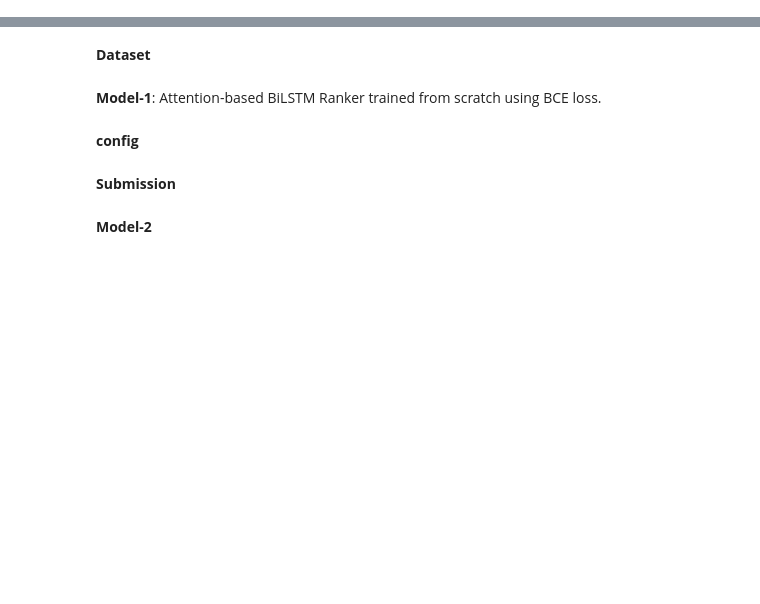
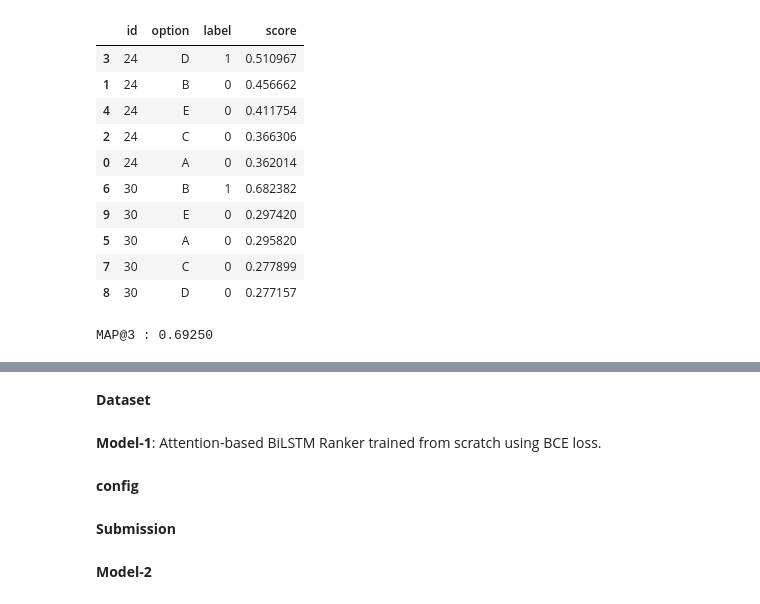
Before and after one commit to 24f2006126-droid/Smart-Mcq-Solver-Challenge, a Jupyter notebook: dl-24f2006126-notebook-t22026.ipynb, the cells around one changed output, grey strips where cells are left out. Saved outputs shown, nothing was run; the diff lists cells and outputs as text; code cells hidden in the pictures; blank space fills up the shorter version.

```diff
--- a/dl-24f2006126-notebook-t22026.ipynb
+++ b/dl-24f2006126-notebook-t22026.ipynb
@@ -201,0 +454,20 @@ sub.to_csv("submission.csv", index=False)
+# %%
+from sklearn.linear_model import LogisticRegression
+
+clf = LogisticRegression(
+
+    C=4,
+
+    max_iter=5000,
+
+    class_weight="balanced",
+
+    solver="lbfgs",
+
+    random_state=42,
+
+    n_jobs=-1
+
+)
+
+clf.fit(X_tr, y_tr)
@@ -201,0 +477,4 @@ sub.to_csv("submission.csv", index=False)
+# %%
+val_prob = clf.predict_proba(X_val)[:,1]
+
+val_pred = (val_prob >= 0.5).astype(int)
@@ -201,0 +497,13 @@ sub.to_csv("submission.csv", index=False)
+# %%
+# ==========================================
+# Validation Predictions
+# ==========================================
+
+valid_df = pd.DataFrame({
+    "id": qid_val,
+    "option": option_val,
+    "label": y_val,
+    "score": val_prob
+})
+
+valid_df.head()
@@ -201,0 +517,19 @@ sub.to_csv("submission.csv", index=False)
+# %%
+valid_df = valid_df.sort_values(
+    ["id", "score"],
+    ascending=[True, False]
+)
+
+valid_df.head(10)
+# %% [output]
+|  | id | option | label | score |
+| 3 | 24 | D | 1 | 0.510967 |
+| 1 | 24 | B | 0 | 0.456662 |
+| 4 | 24 | E | 0 | 0.411754 |
+| 2 | 24 | C | 0 | 0.366306 |
+| 0 | 24 | A | 0 | 0.362014 |
+| 6 | 30 | B | 1 | 0.682382 |
+| 9 | 30 | E | 0 | 0.297420 |
+| 5 | 30 | A | 0 | 0.295820 |
+| 7 | 30 | C | 0 | 0.277899 |
+| 8 | 30 | D | 0 | 0.277157 |
@@ -201,0 +559,6 @@ sub.to_csv("submission.csv", index=False)
+# %%
+map3_score = map3(valid_df)
+
+print(f"MAP@3 : {map3_score:.5f}")
+# %% [output]
+MAP@3 : 0.69250
```
Also changed, not shown: parts of 65 cells of this notebook.
